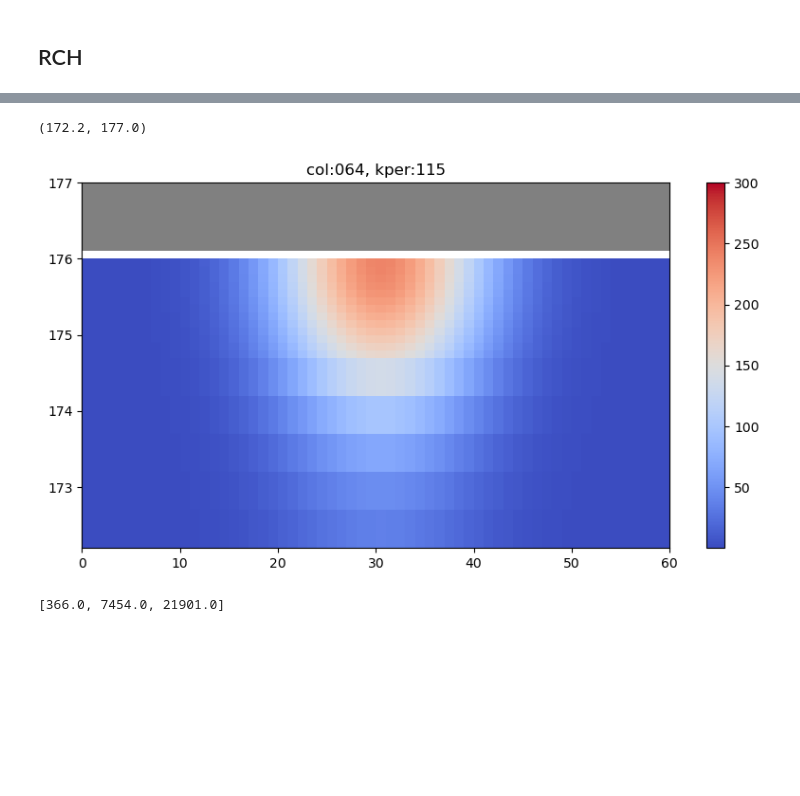
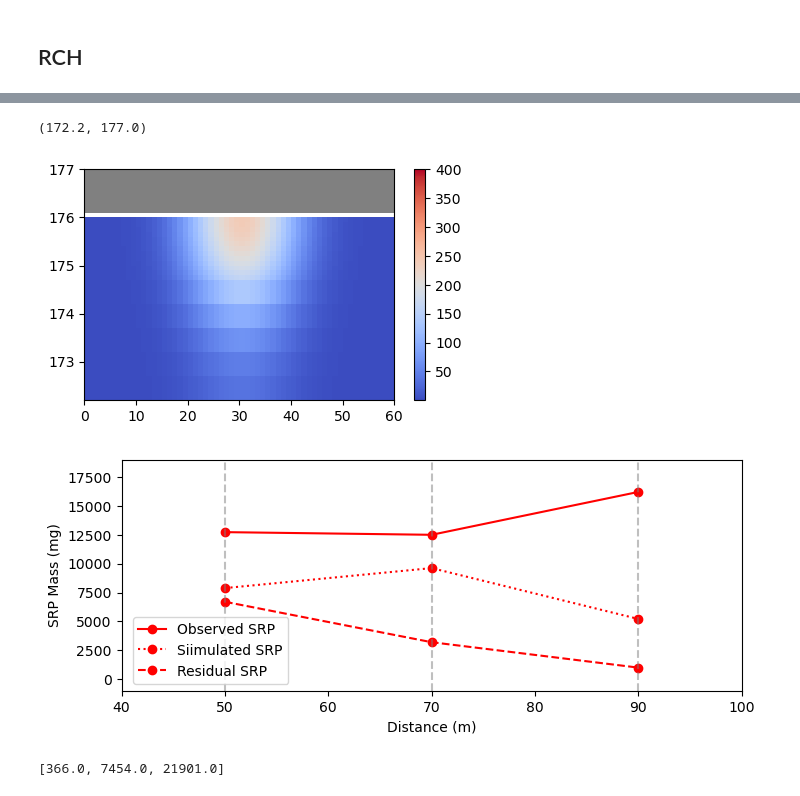
Before and after one commit to Shuyang-Wang/wasaga_model, a Jupyter notebook: wasaga_2d/wasaga_cs5_3d.ipynb, the cells around one changed output, grey strips where cells are left out. Saved outputs shown, nothing was run; the diff lists cells and outputs as text; code cells hidden in the pictures; blank space fills up the shorter version.

```diff
--- a/wasaga_2d/wasaga_cs5_3d.ipynb
+++ b/wasaga_2d/wasaga_cs5_3d.ipynb
@@ -153,7 +156,7 @@ delv = mytop[:,0] - mybot[:,0]
 # %%
 
 # Control variable to decide the location of the temp folder
-use_d_drive = True  # Set to True to use the custom location
+use_d_drive = False  # Set to True to use the custom location
 
 # Define model workspace
 myt = datetime.now().strftime('%m%d%H%M%S')
@@ -163,7 +166,7 @@ adj_non = '_' + generate_random_name()
 if use_d_drive and platform.system() == 'Windows':  # Check if on Windows
     temp_dir = 'H:/mf/_T{}_{}'.format(myt, adj_non)  # Path for D drive
 elif use_d_drive and platform.system() == 'Darwin':  # Check if on macOS
-    temp_dir = '/Volumes/Public/mf/_T{}_{}'.format(myt, adj_non)
+    temp_dir = '/Volumes/Expansion/mf/_T{}_{}'.format(myt, adj_non)
 else:
     temp_dir = mkdtemp(prefix='_T{}_'.format(myt), suffix=adj_non)
 
@@ -661,35 +702,35 @@ col = int(64)
 ibound = swt.bas6.ibound.array
 ucnobj = flopy.utils.binaryfile.UcnFile(Path(workspace)/ 'MT3D001.UCN')
 
 times = ucnobj.get_times()
 
     # Read the concentration data from the UCN file
 
 concentration_array = ucnobj.get_data(totim=times[-1])# (time step, stress period)
 
 # Mask the inactive cells
 mask = ((ibound== 0)|(concentration_array>=1e30))
 masked_conc_data = np.ma.masked_where(mask, concentration_array)
 
 ### plotting# ##
-fig = plt.figure(figsize=(15, 4))
+fig = plt.figure(figsize=(5, 3))
 line = {"Column": col}
 
 # Create a PlotCrossSection object for the model
 xsect = flopy.plot.PlotCrossSection(model=swt, line=line)
 
 # Plot the concentration results
-cs = xsect.plot_array(masked_conc_data, cmap='coolwarm', vmin=0.1, vmax=300)
+cs = xsect.plot_array(masked_conc_data, cmap='coolwarm', vmin=0.1, vmax=400)
 plt.colorbar(cs)
 ibd = xsect.plot_ibound(color_noflow='grey')
-plt.title('col:{:03}, kper:{:02}'.format(col,kper))
-plt.gcf().set_size_inches(10,5)
+#plt.title('col:{:03}, kper:{:02}'.format(col,kper))
+
 plt.ylim(mybot.min(),177)
 
 #plt.savefig(Path(workspace)/'_output/conc_{:02}.png'.format(kper))
 #plt.clf()
 
 ##--------
 # %% [output]
 (172.2, 177.0)
-[figure, old version]
+[figure, new version]
@@ -696,3 +785,52 @@ plt.ylim(mybot.min(),177)
+# %%
+concentration_array[np.where(concentration_array>1e28)] = 0
+
+# Increment column indices
+col1 = 24 + 1
+col2 = 44 + 1
+col3 = 64
+
+# Calculate SRP mass for each column using the sum of products of thickness and concentration
+bt1 = np.sum(thickness[:, 10:50, col1] * concentration_array[:, 10:50, col1])
+bt2 = np.sum(thickness[:, 10:50, col2] * concentration_array[:, 10:50, col2])
+bt3 = np.sum(thickness[:, 10:50, col3] * concentration_array[:, 10:50, col3])
+
+# Define distances and observed SRP masses
+distances = [50, 70, 90]
+observed_srp = [12730, 12500, 16210]
+observed_residual_srp = [6700, 3200, 1000]
+
+# Simulated SRP mass calculation, adjusted by a factor
+simulated_srp = [bt1 / 5 * 3, bt2 / 5 * 3, bt3 / 5 * 3]
+
+# Plotting observed SRP
+plt.plot(distances, observed_srp, marker='o', c='r', label='Observed SRP')
+
+# Plotting simulated SRP
+plt.plot(distances, simulated_srp, marker='o', c='r', linestyle='dotted', label='Siimulated SRP')
+
+# Plotting observed residual SRP
+plt.plot(distances, observed_residual_srp, marker='o', c='r', linestyle='--', label='Residual SRP')
+
+
+
+# Labeling axes
+plt.ylabel('SRP Mass (mg)')
+plt.xlabel('Distance (m)')
+
+plt.axvline(x=50,alpha=0.5,c='grey',linestyle='--')
+plt.axvline(x=70,alpha=0.5,c='grey',linestyle='--')
+plt.axvline(x=90,alpha=0.5,c='grey',linestyle='--')
+
+# Adding a legend
+plt.legend(bbox_to_anchor=(0.28, 0.35))
+
+# Setting the y-axis limit
+plt.ylim(-1000, 19000)
+plt.xlim(40,100)
+plt.gcf().set_size_inches(8,3)
+# %% [output]
+[figure, added]
 # %%
 # %% [output]
 [366.0, 7454.0, 21901.0]
```
Also changed, not shown: parts of 9 cells of this notebook, 1 other file.
